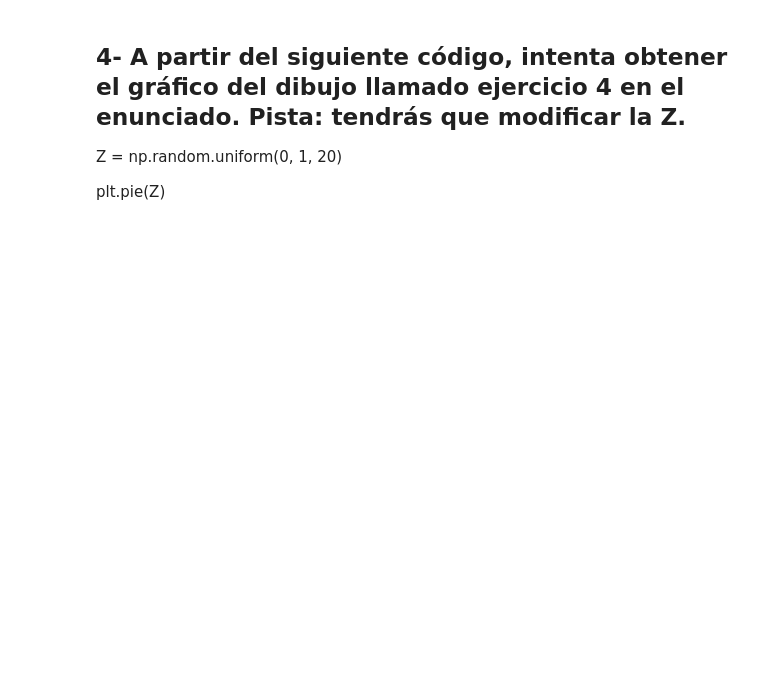
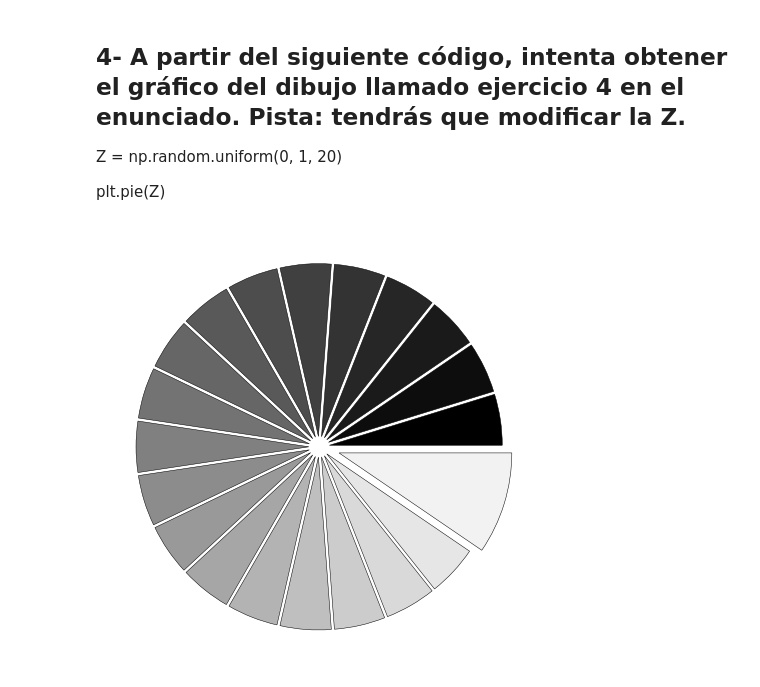
Before and after one commit to dasafo/r-basic, a Jupyter notebook: Tareas_David/Tarea7.ipynb, the cells around one changed output. Saved outputs shown, nothing was run; the diff lists cells and outputs as text; code cells hidden in the pictures; blank space fills up the shorter version.

```diff
--- a/Tareas_David/Tarea7.ipynb
+++ b/Tareas_David/Tarea7.ipynb
@@ -52,3 +115,17 @@ plt.ylim(-1.25, +1.25)
 Z = np.random.uniform(0, 1, 20)
 
 plt.pie(Z)
+# %%
+n = 20 #para crear 20 'quesitos'
+Z = np.ones(n)
+Z[-1] *= 2 #hacemos mas grande el 'quesito' -1(sentido positivo antihorario)
+plt.axes([2, 2, 1.5, 1.5])
+
+plt.pie(Z, explode=Z*.06, colors=['%f' % (i/float(n)) for i in range(n)],
+        wedgeprops={"linewidth": 0.5, "edgecolor": "black"})
+
+plt.xticks([])
+plt.yticks([])
+plt.show()
+# %% [output]
+[figure, added]
```
Also changed, not shown: parts of 3 cells of this notebook, 7 other files.
